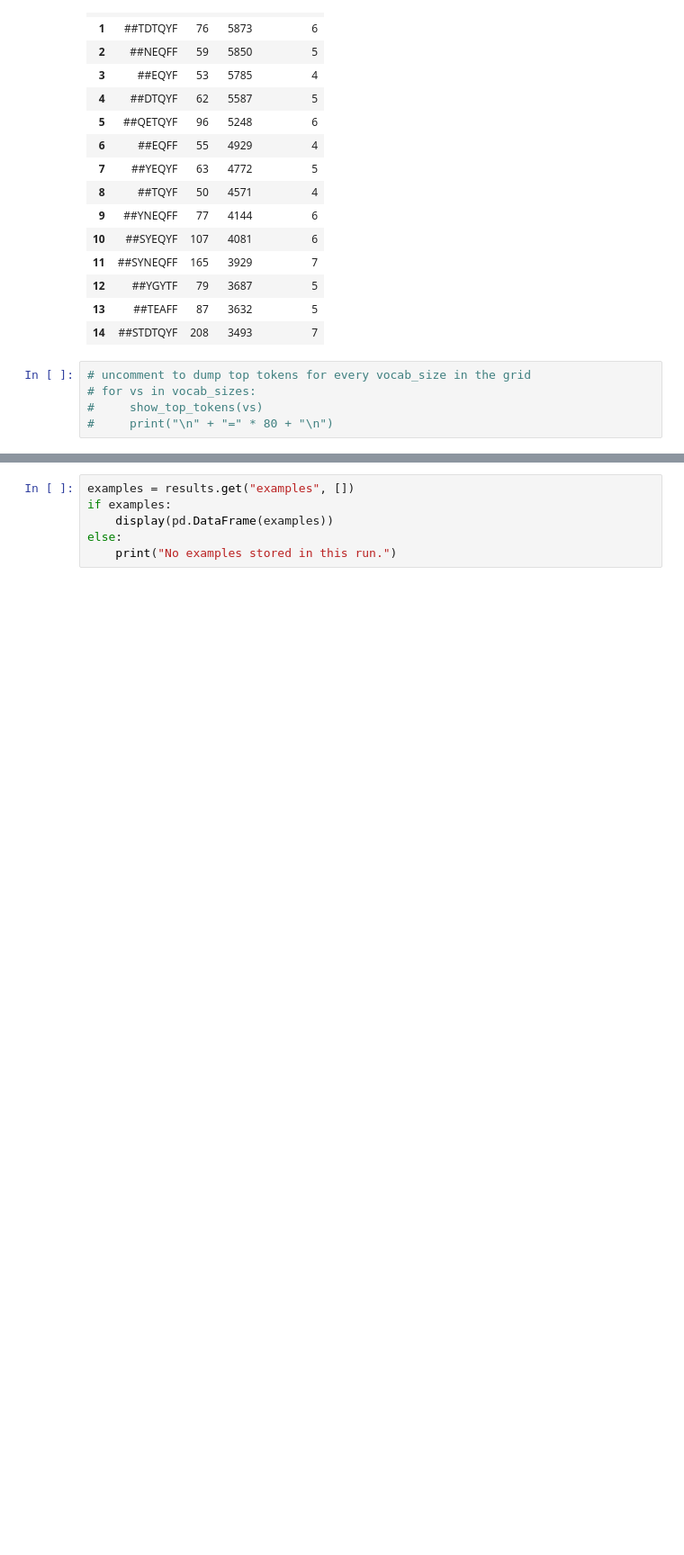
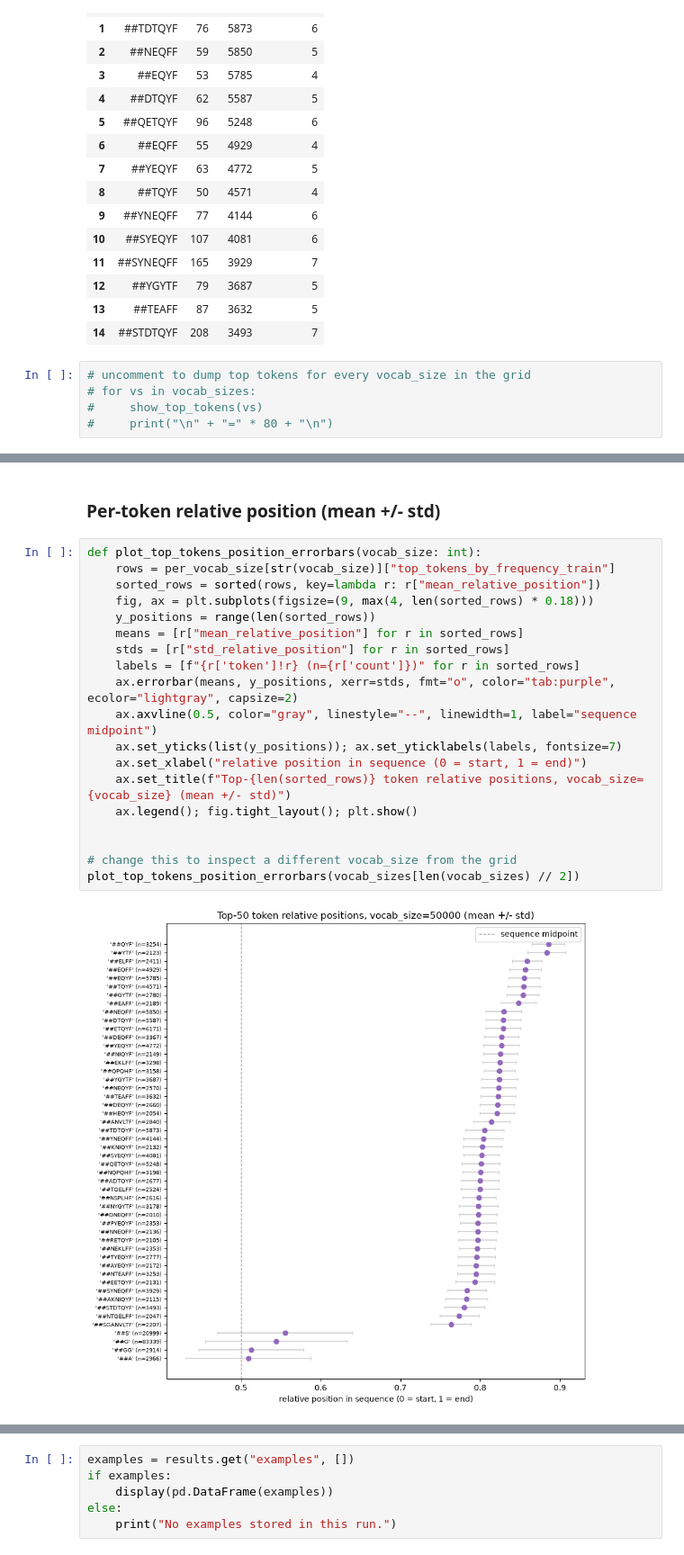
Before and after one commit to demidovamaria/irrm-codec, a Jupyter notebook: notebooks/tokenizer_stats_report.ipynb, the cells around one changed output, grey strips where cells are left out. Shown at 90% size. Saved outputs shown, nothing was run; the diff lists cells and outputs as text; blank space fills up the shorter version.

```diff
--- a/notebooks/tokenizer_stats_report.ipynb
+++ b/notebooks/tokenizer_stats_report.ipynb
@@ -296 +373,24 @@ top non-single-amino-acid tokens:
+# %% [markdown]
+### Per-token relative position (mean +/- std)
+# %%
+def plot_top_tokens_position_errorbars(vocab_size: int):
+    rows = per_vocab_size[str(vocab_size)]["top_tokens_by_frequency_train"]
+    sorted_rows = sorted(rows, key=lambda r: r["mean_relative_position"])
+    fig, ax = plt.subplots(figsize=(9, max(4, len(sorted_rows) * 0.18)))
+    y_positions = range(len(sorted_rows))
+    means = [r["mean_relative_position"] for r in sorted_rows]
+    stds = [r["std_relative_position"] for r in sorted_rows]
+    labels = [f"{r['token']!r} (n={r['count']})" for r in sorted_rows]
+    ax.errorbar(means, y_positions, xerr=stds, fmt="o", color="tab:purple", ecolor="lightgray", capsize=2)
+    ax.axvline(0.5, color="gray", linestyle="--", linewidth=1, label="sequence midpoint")
+    ax.set_yticks(list(y_positions)); ax.set_yticklabels(labels, fontsize=7)
+    ax.set_xlabel("relative position in sequence (0 = start, 1 = end)")
+    ax.set_title(f"Top-{len(sorted_rows)} token relative positions, vocab_size={vocab_size} (mean +/- std)")
+    ax.legend(); fig.tight_layout(); plt.show()
+
+
+# change this to inspect a different vocab_size from the grid
+plot_top_tokens_position_errorbars(vocab_sizes[len(vocab_sizes) // 2])
+# %% [output]
+[figure, added]
 # %% [markdown]
```
Also changed, not shown: parts of 8 cells of this notebook.
